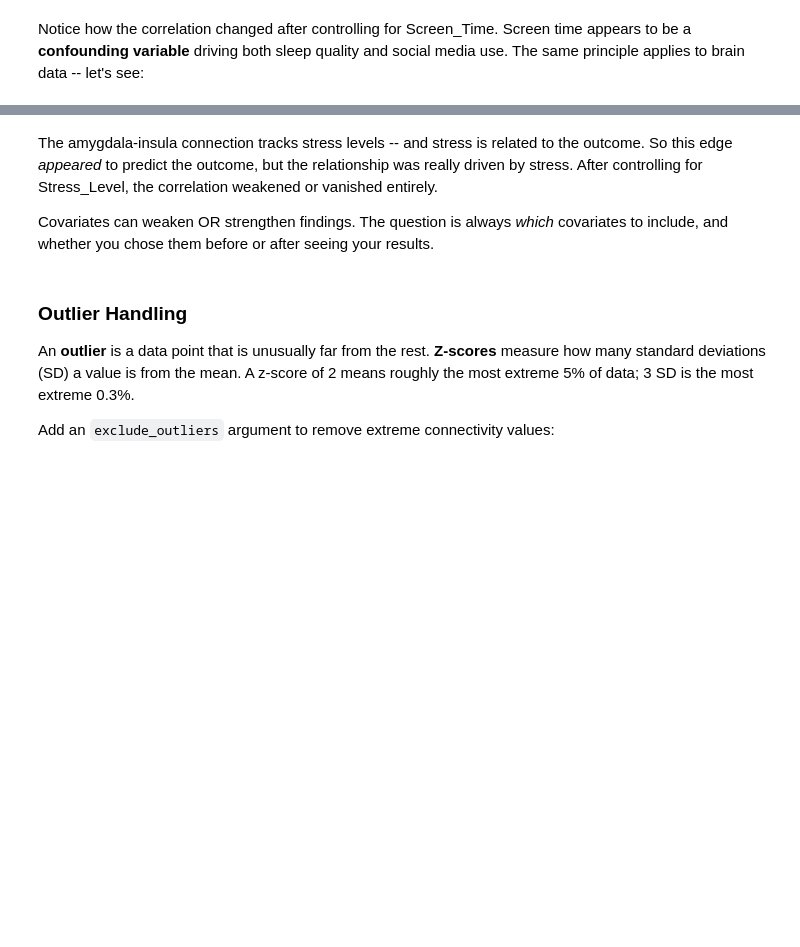
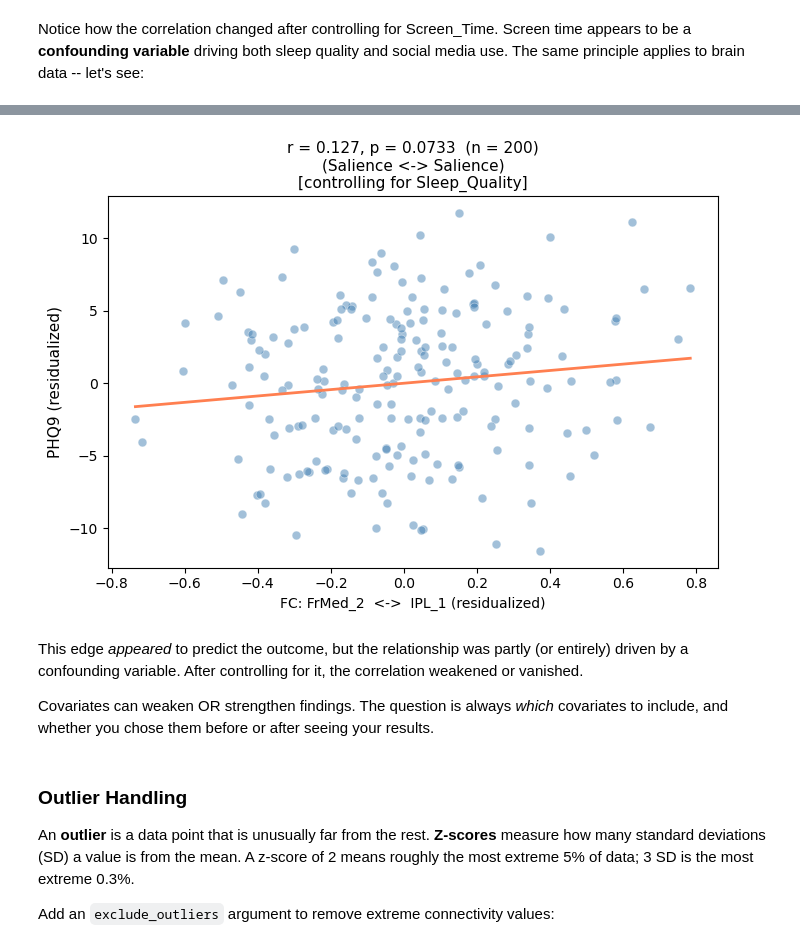
Before and after one commit to cmahlen/python-stats-demo, a Jupyter notebook: Repro_Lab_Exploratory.ipynb, the cells around one changed output, grey strips where cells are left out. Cells and saved outputs as stored; diff of their text form; code cells hidden in the pictures; blank space fills up the shorter version.

```diff
--- a/Repro_Lab_Exploratory.ipynb
+++ b/Repro_Lab_Exploratory.ipynb
@@ -404,8 +535,10 @@ helpers.plot_edge('LH_ContB_PFCl_1', 'RH_SalVentAttnA_Ins_1')
 # %%
-# Now control for Stress_Level and see what happens:
-helpers.plot_edge('LH_ContB_PFCl_1', 'RH_SalVentAttnA_Ins_1', covariates=['Stress_Level'])
+# Now control for the confounding variable and see what happens:
+helpers.plot_edge(cov_roi_a, cov_roi_b, covariates=[cov_name])
+# %% [output]
+[figure, added]
 # %% [markdown]
-The amygdala-insula connection tracks stress levels -- and stress is related to the outcome. So this edge *appeared* to predict the outcome, but the relationship was really driven by stress. After controlling for Stress_Level, the correlation weakened or vanished entirely.
+This edge *appeared* to predict the outcome, but the relationship was partly (or entirely) driven by a confounding variable. After controlling for it, the correlation weakened or vanished.
 
 Covariates can weaken OR strengthen findings. The question is always *which* covariates to include, and whether you chose them before or after seeing your results.
 # %% [markdown]
```
Also changed, not shown: parts of 40 cells of this notebook, 2 other files.
